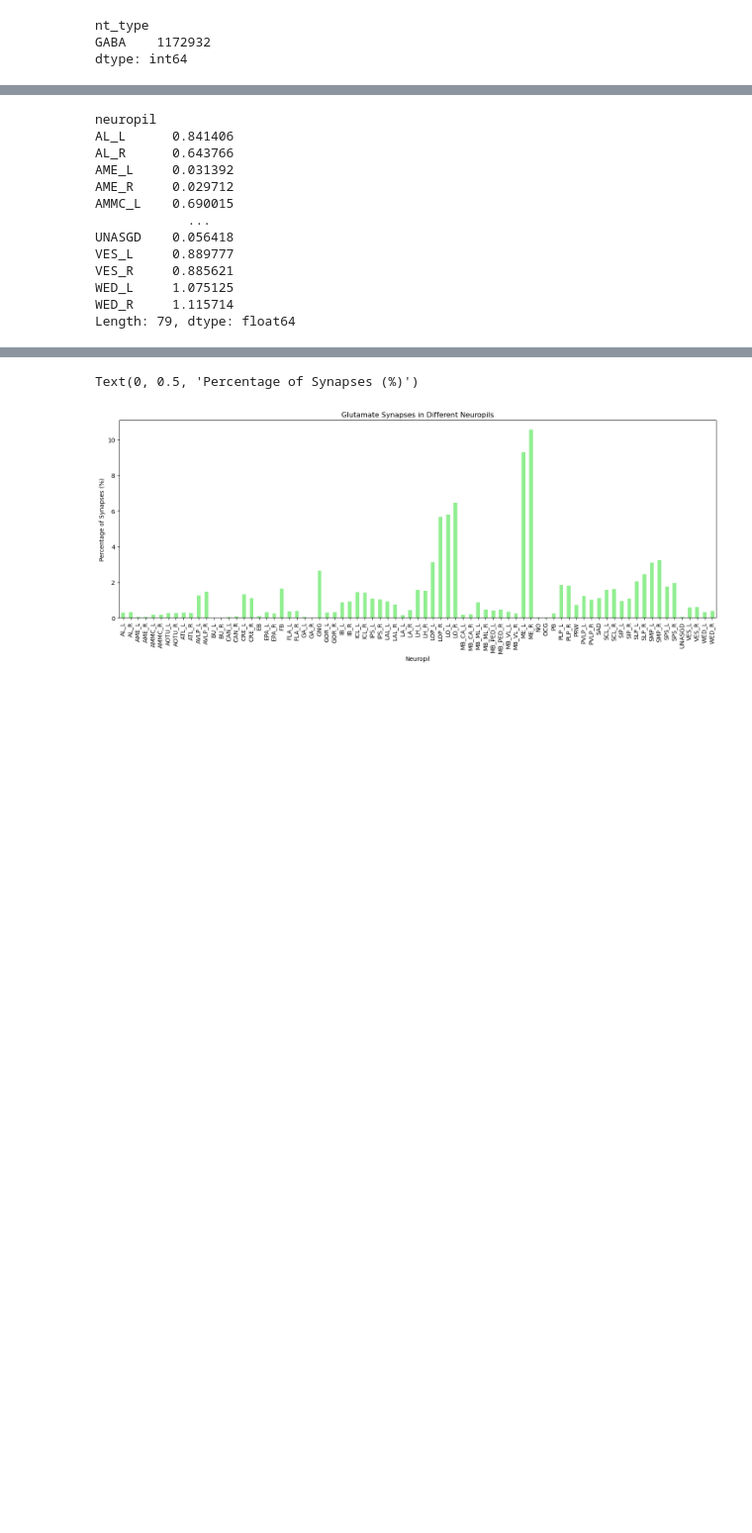
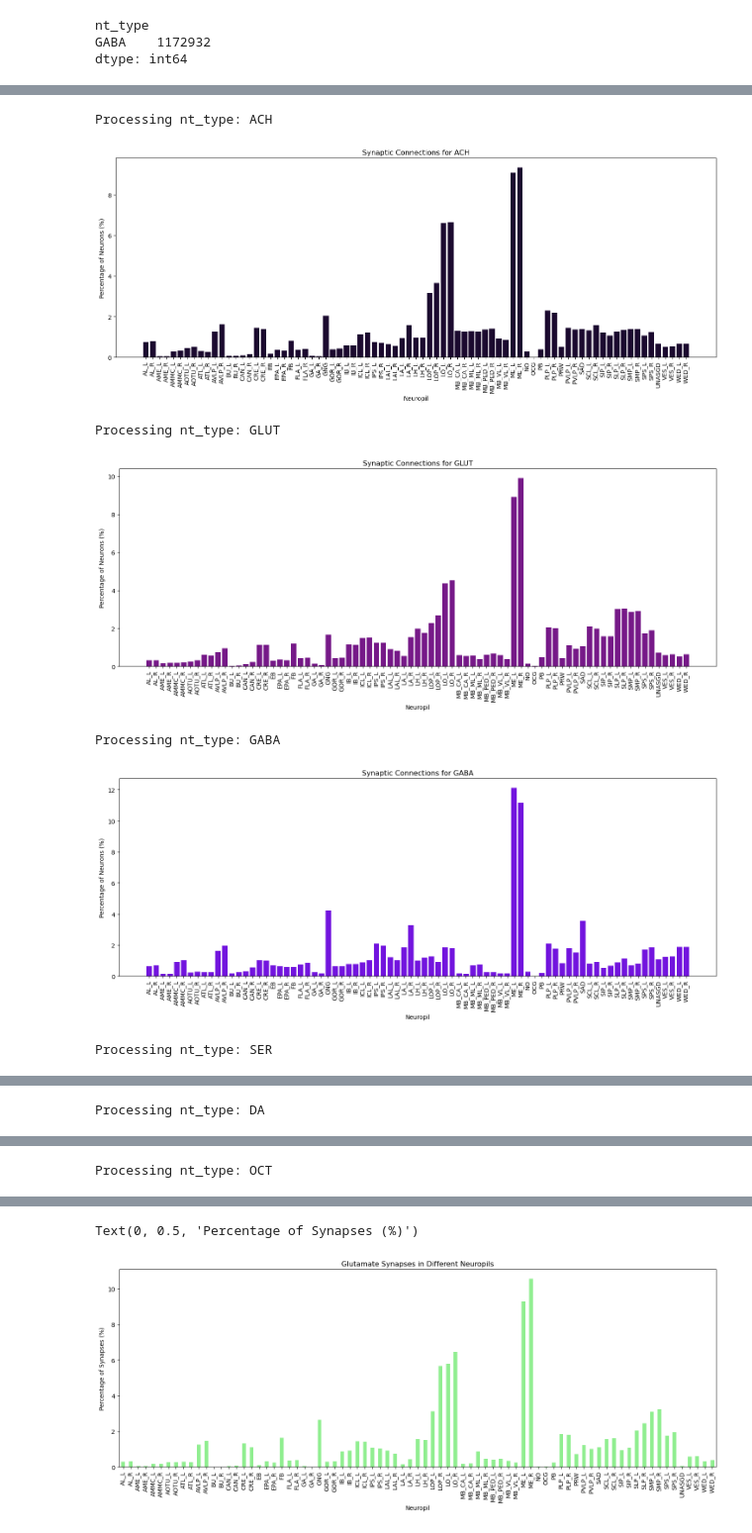
Before and after one commit to Gutierrez-lab/flybrain-clustering-rhessa, a Jupyter notebook: FlyWire/inhibitory_neuropil_analysis.ipynb, the cells around one changed output, grey strips where cells are left out. Shown at 99% size. Cells and saved outputs as stored; diff of their text form; code cells hidden in the pictures; blank space fills up the shorter version.

```diff
--- a/FlyWire/inhibitory_neuropil_analysis.ipynb
+++ b/FlyWire/inhibitory_neuropil_analysis.ipynb
@@ -70,23 +88,35 @@ pivot
 # %%
 # get the proportion of neurons of a nt_type in each neuropil
-def get_proportion(df, nt_type):
-    df = df[df['nt_type'] == nt_type]
+def get_proportion(df):
     return (df.groupby('neuropil').size() / df.groupby('neuropil').size().sum())*100
-
-# use function to get proportions for GABA
-proportions_gaba = get_proportion(connects_merged, 'GABA')
-proportions_gaba
-# %% [output]
-neuropil
-AL_L      0.841406
-AL_R      0.643766
-AME_L     0.031392
-AME_R     0.029712
-AMMC_L    0.690015
-            ...
-UNASGD    0.056418
-VES_L     0.889777
-VES_R     0.885621
-WED_L     1.075125
-WED_R     1.115714
-Length: 79, dtype: float64
+# %%
+# create a for loop for this issue
+for nt_type in connects_merged['nt_type'].dropna().unique():
+    print(f'Processing nt_type: {nt_type}')
+    # isolate a single nt_type
+    connects_nt = connects_merged[connects_merged['nt_type'] == nt_type]
+    # collapse onto unqiue post_root_id and neuropil
+    connects_nt = connects_nt.groupby(['neuropil', 'post_root_id']).size().reset_index(name='count')
+    # check counts for each post_root_id in neuropil
+
+
+    plt.figure(figsize=(18, 6))
+    proportions = get_proportion(connects_nt)
+
+    # plot proportions
+    plt.bar(proportions.index, proportions.values, color=np.random.rand(3,))
+    plt.title(f'Synaptic Connections for {nt_type}')
+    plt.xlabel('Neuropil')
+    plt.ylabel('Percentage of Neurons (%)')
+    plt.xticks(rotation=90)
+    #plt.legend()
+    #plt.grid(True)
+    plt.show()
+# %% [output]
+Processing nt_type: ACH
+[figure, added]
+Processing nt_type: GLUT
+[figure, added]
+Processing nt_type: GABA
+[figure, added]
+Processing nt_type: SER
@@ -92,0 +124 @@ Length: 79, dtype: float64
+Processing nt_type: DA
@@ -92,0 +126 @@ Length: 79, dtype: float64
+Processing nt_type: OCT
```
Also changed, not shown: parts of 10 cells of this notebook, 1 other file.
